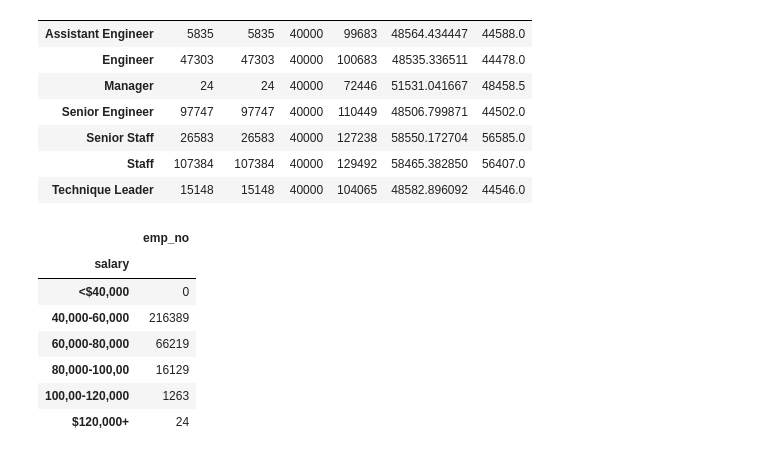
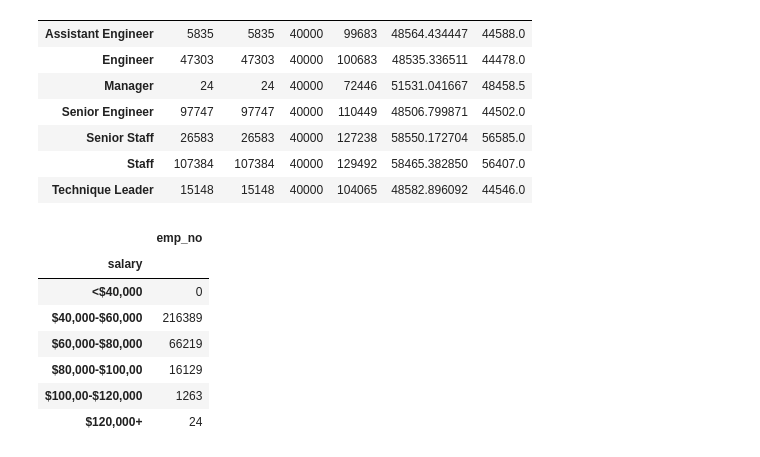
Before and after one commit to nataligracia/sqlanalyticsengineering_employees, a Jupyter notebook: EmployeeSQL/Pewlett Hackard Data Examination.ipynb, the cells around one changed output. Cells and saved outputs as stored; diff of their text form; code cells hidden in the pictures.

```diff
--- a/EmployeeSQL/Pewlett Hackard Data Examination.ipynb
+++ b/EmployeeSQL/Pewlett Hackard Data Examination.ipynb
@@ -68,8 +127,8 @@ change.head()
 | 4 | 10005 | 78228 | s0001 |
 # %%
 #Merge salary table and employee data information
-salary_data = pd.merge(change, titles, on="title_id")
-salary_data.head()
+data = pd.merge(change, titles, on="title_id")
+data.head()
 # %% [output]
 |  | emp_no | salary | title_id | title |
 | 0 | 10001 | 60117 | e0003 | Senior Engineer |
@@ -132,23 +155,24 @@ summary
 # %%
 #Create custom ranges and labels for groupby salaries based on employee title in bins
 salaryranges = [0,39999.99999,60000,80000,100000,120000,9999999]
-salarylabels = ["<$40,000","40,000-60,000","60,000-80,000","80,000-100,00","100,00-120,000","$120,000+"]
+salarylabels = ["<$40,000","$40,000-$60,000","$60,000-$80,000","$80,000-$100,00","$100,00-$120,000","$120,000+"]
 # %%
 #Find per employee salary data from merged table and place them into ranges
-employee_ranges = salary_data["salary"]=pd.cut(salary_data["salary"], salaryranges,labels=salarylabels)
+employee_ranges = data["salary"]=pd.cut(data["salary"], salaryranges,labels=salarylabels)
 # %%
 #Group merged data by salary and count by employee
-salary_summary = salary_data.groupby(employee_ranges)['emp_no'].count()
+salary_summary = data.groupby(employee_ranges)['emp_no'].count()
 # %%
 #Create dataframe with merged, grouped, and counted salary data
+pd.options.display.html.use_mathjax = False
 salary_distribution = pd.DataFrame(salary_summary)
 salary_distribution
 # %% [output]
 |  | emp_no |
 | salary |  |
 | <$40,000 | 0 |
-| 40,000-60,000 | 216389 |
-| 60,000-80,000 | 66219 |
-| 80,000-100,00 | 16129 |
-| 100,00-120,000 | 1263 |
+| $40,000-$60,000 | 216389 |
+| $60,000-$80,000 | 66219 |
+| $80,000-$100,00 | 16129 |
+| $100,00-$120,000 | 1263 |
 | $120,000+ | 24 |
```
Also changed, not shown: parts of 19 cells of this notebook, 2 other files.
